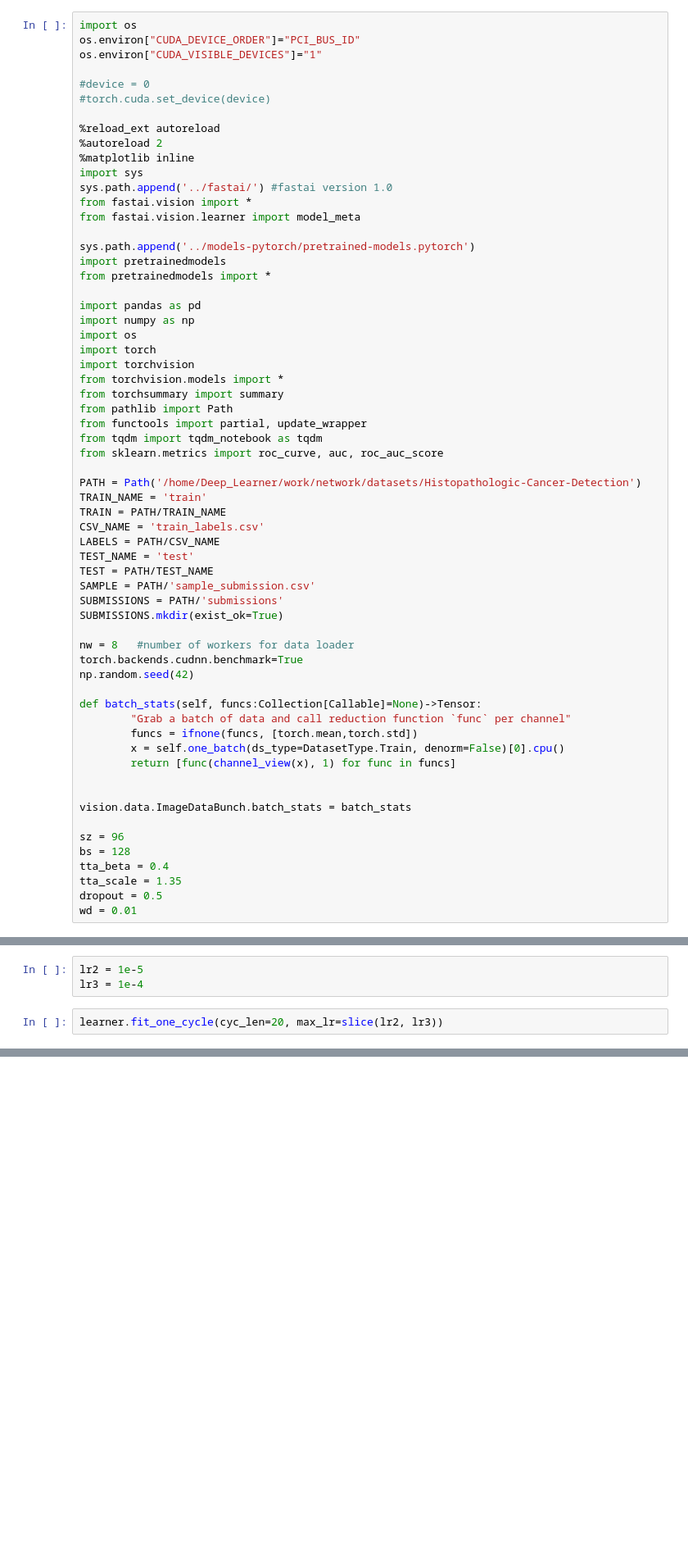
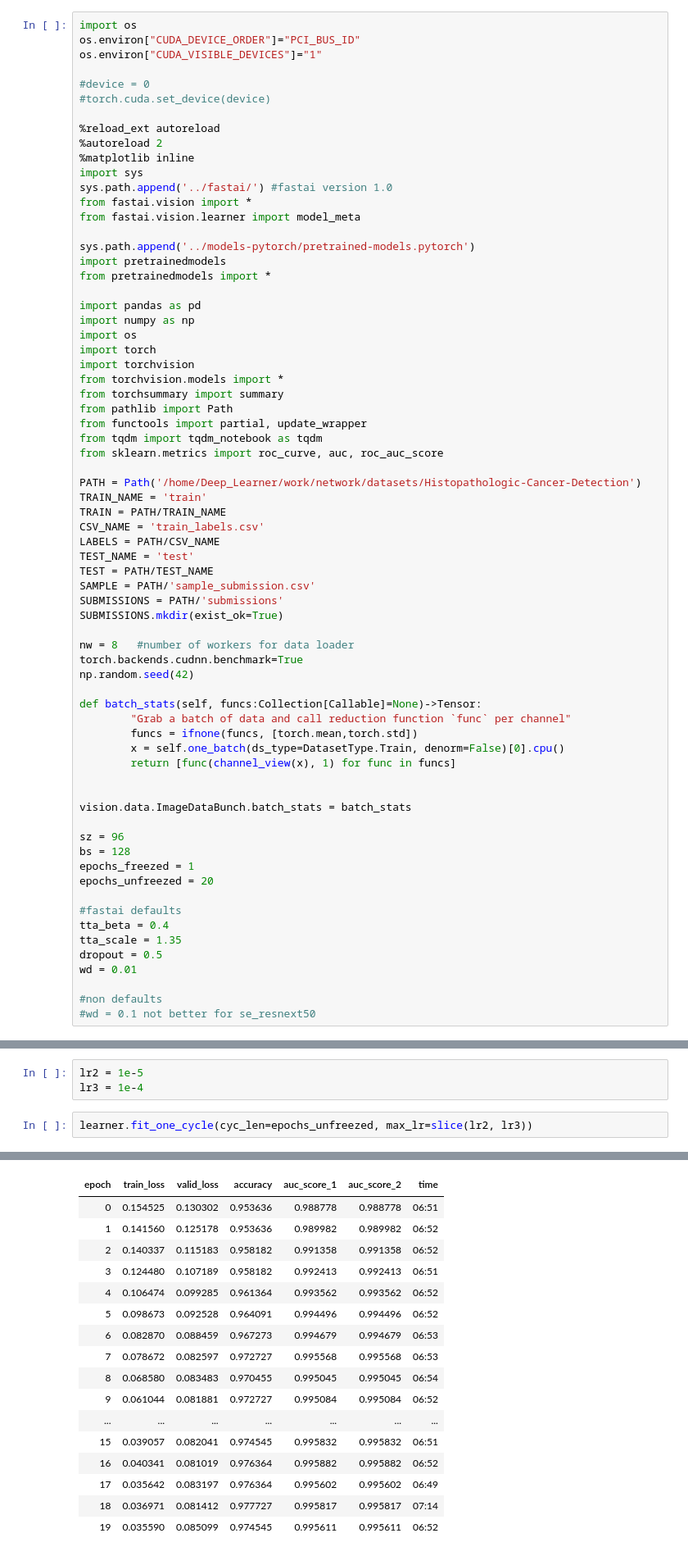
Before and after one commit to ChristophNeuner/Histopathologic-Cancer-Detection, a Jupyter notebook: hcd.ipynb, the cells around one changed output, grey strips where cells are left out. Shown at 82% size. Cells and saved outputs as stored; diff of their text form; blank space fills up the shorter version.

```diff
--- a/hcd.ipynb
+++ b/hcd.ipynb
@@ -58,10 +58,17 @@ vision.data.ImageDataBunch.batch_stats = batch_stats
 
 sz = 96
 bs = 128
+epochs_freezed = 1
+epochs_unfreezed = 20
+
+#fastai defaults
 tta_beta = 0.4
 tta_scale = 1.35
 dropout = 0.5
 wd = 0.01
+
+#non defaults
+#wd = 0.1 not better for se_resnext50
 # %% [markdown]
 # Extra Models
 # %%
@@ -213,4 +230,5 @@ learner.recorder.plot()
 lr2 = 1e-5
 lr3 = 1e-4
 # %%
-learner.fit_one_cycle(cyc_len=20, max_lr=slice(lr2, lr3))
+learner.fit_one_cycle(cyc_len=epochs_unfreezed, max_lr=slice(lr2, lr3))
+# %% [output]
@@ -217,2 +236,19 @@ learner.fit_one_cycle(cyc_len=20, max_lr=slice(lr2, lr3))
+| epoch | train_loss | valid_loss | accuracy | auc_score_1 | auc_score_2 | time |
+| 0 | 0.154525 | 0.130302 | 0.953636 | 0.988778 | 0.988778 | 06:51 |
+| 1 | 0.141560 | 0.125178 | 0.953636 | 0.989982 | 0.989982 | 06:52 |
+| 2 | 0.140337 | 0.115183 | 0.958182 | 0.991358 | 0.991358 | 06:52 |
+| 3 | 0.124480 | 0.107189 | 0.958182 | 0.992413 | 0.992413 | 06:51 |
+| 4 | 0.106474 | 0.099285 | 0.961364 | 0.993562 | 0.993562 | 06:52 |
+| 5 | 0.098673 | 0.092528 | 0.964091 | 0.994496 | 0.994496 | 06:52 |
+| 6 | 0.082870 | 0.088459 | 0.967273 | 0.994679 | 0.994679 | 06:53 |
+| 7 | 0.078672 | 0.082597 | 0.972727 | 0.995568 | 0.995568 | 06:53 |
+| 8 | 0.068580 | 0.083483 | 0.970455 | 0.995045 | 0.995045 | 06:54 |
+| 9 | 0.061044 | 0.081881 | 0.972727 | 0.995084 | 0.995084 | 06:52 |
+| ... | ... | ... | ... | ... | ... | ... |
+| 15 | 0.039057 | 0.082041 | 0.974545 | 0.995832 | 0.995832 | 06:51 |
+| 16 | 0.040341 | 0.081019 | 0.976364 | 0.995882 | 0.995882 | 06:52 |
+| 17 | 0.035642 | 0.083197 | 0.976364 | 0.995602 | 0.995602 | 06:49 |
+| 18 | 0.036971 | 0.081412 | 0.977727 | 0.995817 | 0.995817 | 07:14 |
+| 19 | 0.035590 | 0.085099 | 0.974545 | 0.995611 | 0.995611 | 06:52 |
 # %%
 learner.recorder.plot_losses()
```
Also changed, not shown: parts of 13 cells of this notebook.
